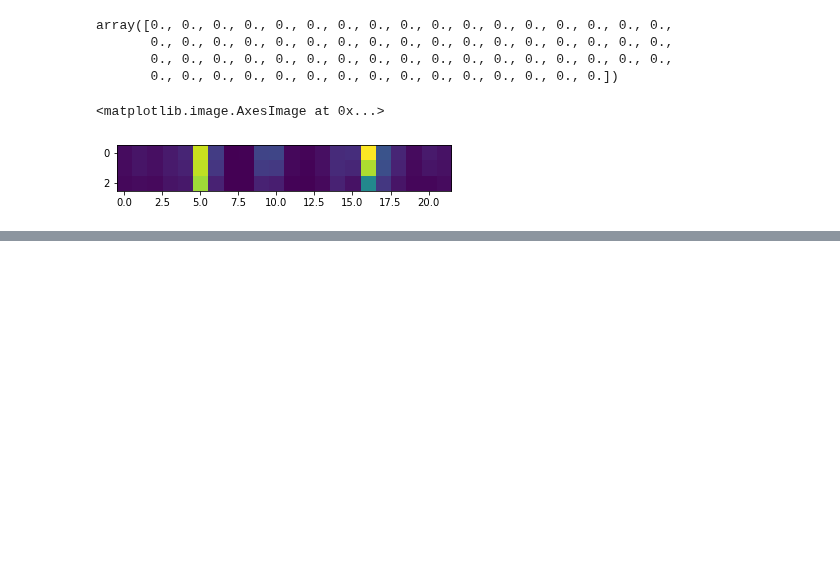
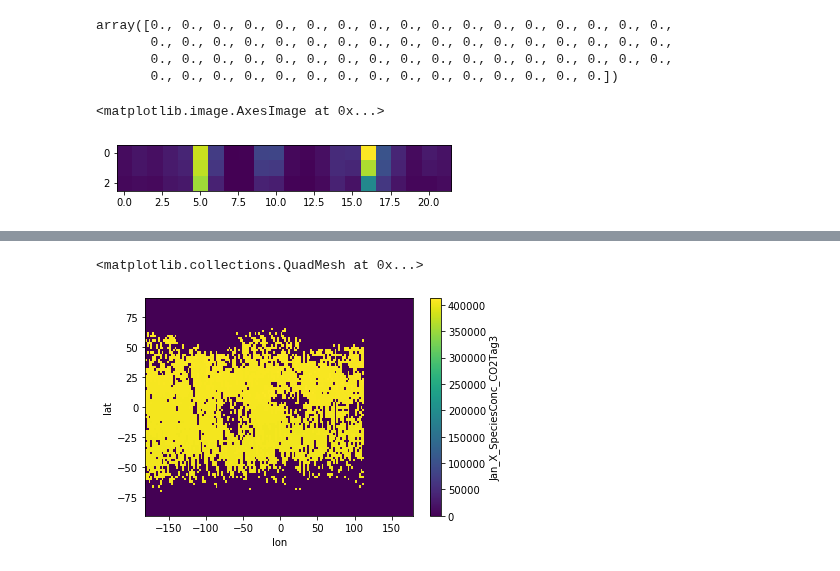
Before and after one commit to MehliyarSadiq/geoschem_simulations, a Jupyter notebook: inversion/satellite/oco-2/3.1.delta_Y_matrix.ipynb, the cells around one changed output, grey strips where cells are left out. Cells and saved outputs as stored; diff of their text form; code cells hidden in the pictures; blank space fills up the shorter version.

```diff
--- a/inversion/satellite/oco-2/3.1.delta_Y_matrix.ipynb
+++ b/inversion/satellite/oco-2/3.1.delta_Y_matrix.ipynb
@@ -52,0 +90,37 @@ Coordinates:
+# %%
+# Creat target dataarray and dataset
+lat_res = 2    # horizontal resolution of lat and lon you would want
+lon_res = 2.5
+lat = np.linspace(-90, 90, int(180/lat_res + 1)) # grid
+lon = np.linspace(-180, 177.5, int(360/lon_res))
+first_day = '2018-03-01'
+last_day_p1 = '2018-04-01'
+
+day_1   = np.array(first_day,dtype='datetime64[D]')
+day_end = np.array(last_day_p1,dtype='datetime64[D]')
+days    = np.arange(day_1, day_end, dtype='datetime64[D]') # time dimension of output
+
+var_2d = xr.DataArray(data = 0,
+                      dims = ('lat', 'lon'),
+                      coords = {'lat': lat,
+                                'lon': lon},
+                      name = '')
+var_2d = var_2d.astype(dtype='float32')
+delta_Y_2d = var_2d.to_dataset() # initialise a dataset to store all dataarrays
+# %%
+# map to target grid and store in dataset
+for ivar in varnames[3:69]:
+    print(ivar)
+    var_2d[:,:] = 0
+    for ilon in range(len(lon)):
+        ind = delta_Y.lon == lon[ilon]
+        delta_Y_tmp = delta_Y[ivar][ind]
+
+        for ilat in range(len(lat)):
+            ind2 = delta_Y_tmp.lat == lat[ilat]
+            delta_Y_tmp2 = delta_Y_tmp[ind2]
+            tmp = delta_Y_tmp2.dropna(dim='record')
+            if len(tmp)!=0:
+                var_2d[ilat,ilon] = tmp.mean().values
+    print(ivar)
+    delta_Y_2d[ivar] = var_2d
@@ -52,0 +140,5 @@ Coordinates:
+# %%
+delta_Y_2d['Jan_X_SpeciesConc_CO2Tag3'].plot()
+# %% [output]
+<matplotlib.collections.QuadMesh at 0x...>
+[figure, added]
```
Also changed, not shown: parts of 7 cells of this notebook, 3 other files.
